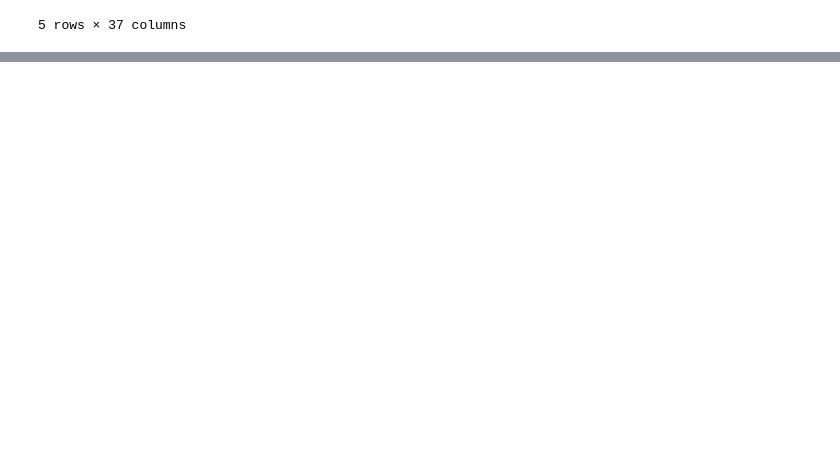
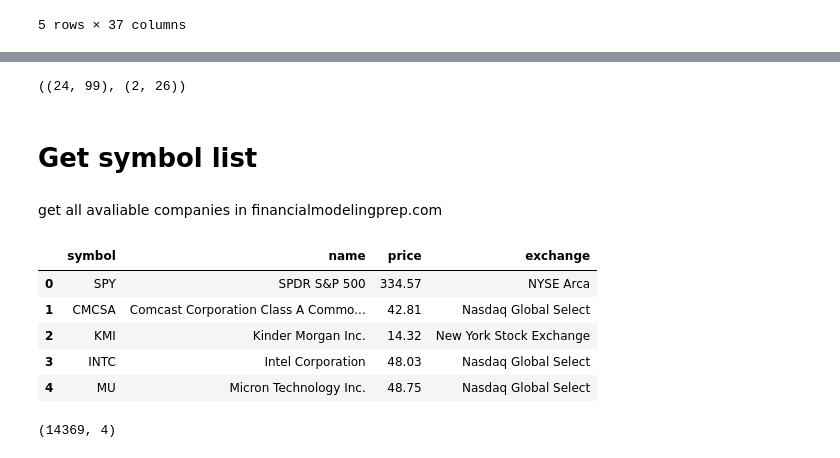
Before and after one commit to ooisiang/stock-analysis, a Jupyter notebook: stock_analysis.ipynb, the cells around one changed output, grey strips where cells are left out. Cells and saved outputs as stored; diff of their text form; code cells hidden in the pictures; blank space fills up the shorter version.

```diff
--- a/stock_analysis.ipynb
+++ b/stock_analysis.ipynb
@@ -204 +196,5 @@ df_profile_data
 2 rows × 26 columns
+# %%
+df_financial_data.shape, df_profile_data.shape
+# %% [output]
+((24, 99), (2, 26))
@@ -204,0 +221,24 @@ df_profile_data
+# %% [markdown]
+# Get symbol list
+# %% [markdown]
+get all avaliable companies in financialmodelingprep.com
+# %%
+# get request for symbol list
+symbol_list_response = requests.get("https://financialmodelingprep.com/api/v3/stock/list?apikey=08f03438c8b31a22e58ce3ec9f6dabf6")
+# %%
+# convert symbol list to dataframe
+symbol_list = symbol_list_response.json()
+df_symbols = pd.DataFrame(symbol_list)
+df_symbols.head()
+# %% [output]
+|  | symbol | name | price | exchange |
+| 0 | SPY | SPDR S&P 500 | 334.57 | NYSE Arca |
+| 1 | CMCSA | Comcast Corporation Class A Commo... | 42.81 | Nasdaq Global Select |
+| 2 | KMI | Kinder Morgan Inc. | 14.32 | New York Stock Exchange |
+| 3 | INTC | Intel Corporation | 48.03 | Nasdaq Global Select |
+| 4 | MU | Micron Technology Inc. | 48.75 | Nasdaq Global Select |
+# %%
+# check number of elements in df_symbols
+df_symbols.shape
+# %% [output]
+(14369, 4)
```
Also changed, not shown: parts of 25 cells of this notebook, 1 other file.
